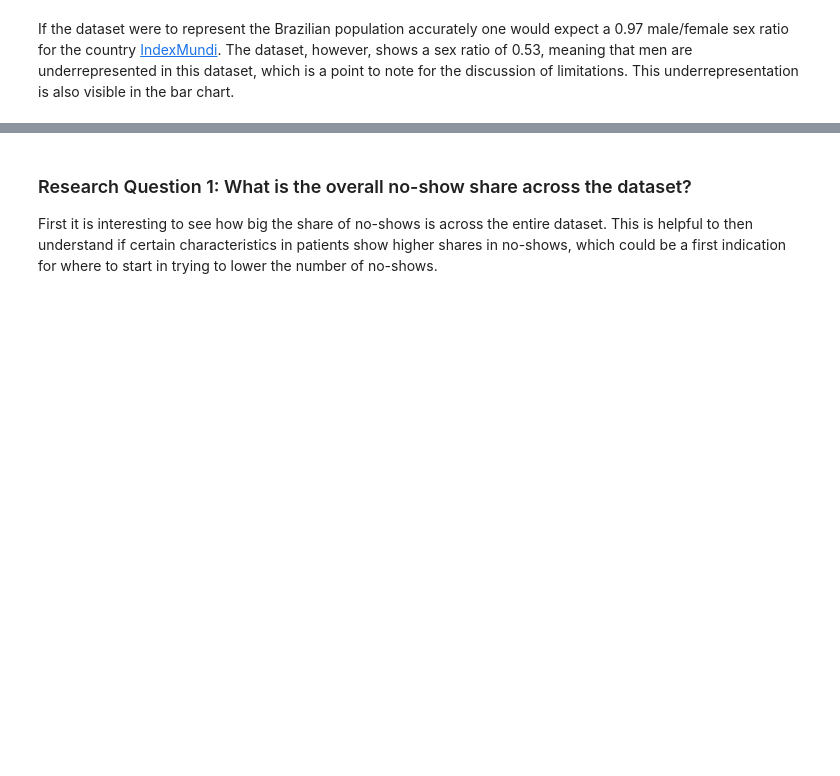
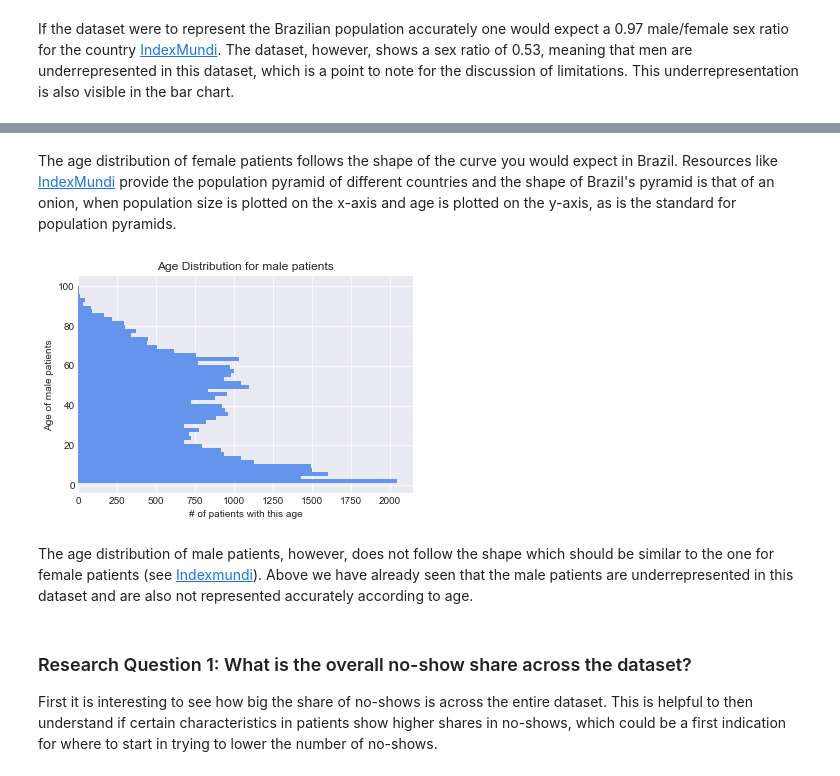
Before and after one commit to MBosquet/patient_no-shows, a Jupyter notebook: noshowappointments.ipynb, the cells around one changed output, grey strips where cells are left out. Cells and saved outputs as stored; diff of their text form; code cells hidden in the pictures; blank space fills up the shorter version.

```diff
--- a/noshowappointments.ipynb
+++ b/noshowappointments.ipynb
@@ -324,3 +336,15 @@ If the dataset were to represent the Brazilian population accurately one would e
+# %% [markdown]
+The age distribution of female patients follows the shape of the curve you would expect in Brazil. Resources like [IndexMundi](https://www.indexmundi.com/brazil/age_structure.html) provide the population pyramid of different countries and the shape of Brazil's pyramid is that of an onion, when population size is plotted on the x-axis and age is plotted on the y-axis, as is the standard for population pyramids.
+# %%
+# Age Distribution among male patients
+men['Age'].hist(alpha=1, orientation='horizontal', bins = 50, color='cornflowerblue')
+plt.ylabel('Age of male patients')
+plt.xlabel('# of patients with this age')
+plt.title('Age Distribution for male patients');
+# %% [output]
+[figure, added]
+# %% [markdown]
+The age distribution of male patients, however, does not follow the shape which should be similar to the one for female patients (see [Indexmundi](https://www.indexmundi.com/brazil/age_structure.html)). Above we have already seen that the male patients are underrepresented in this dataset and are also not represented accurately according to age.
 # %% [markdown]
 ### Research Question 1: What is the overall no-show share across the dataset?
 First it is interesting to see how big the share of no-shows is across the entire dataset. This is helpful to then understand if certain characteristics in patients show higher shares in no-shows, which could be a first indication for where to start in trying to lower the number of no-shows.
```
Also changed, not shown: parts of 3 cells of this notebook.
